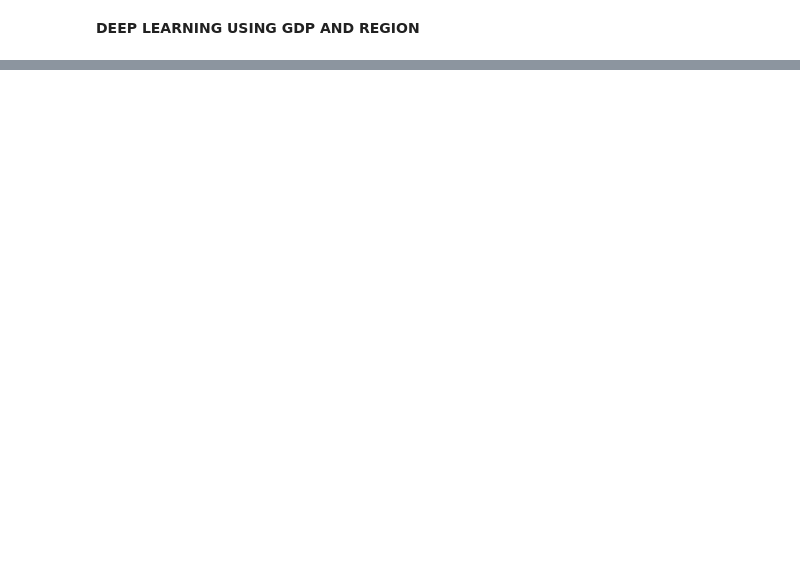
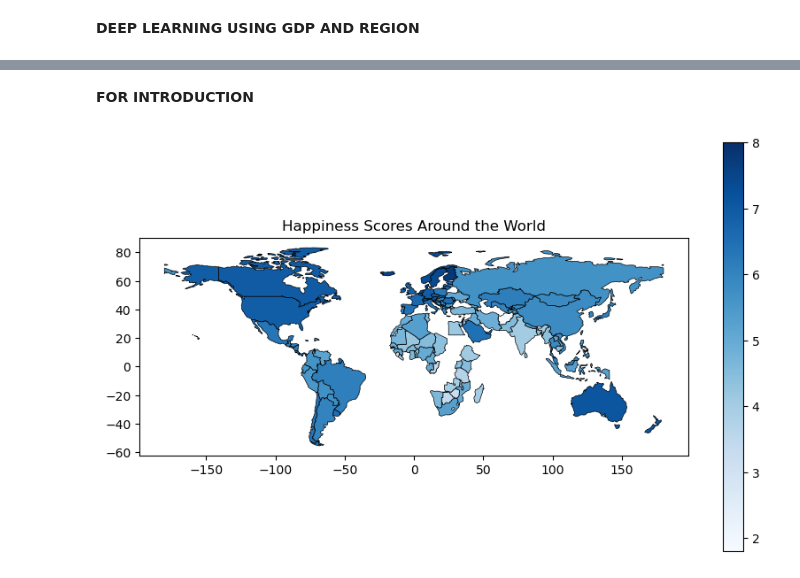
Before and after one commit to yilongsong/economy-happiness, a Jupyter notebook: analyzer.ipynb, the cells around one changed output, grey strips where cells are left out. Drawn from its saved outputs; the diff is of its cells as text; code cells hidden in the pictures; blank space fills up the shorter version.

```diff
--- a/analyzer.ipynb
+++ b/analyzer.ipynb
@@ -389,0 +604,2 @@ show(p)
+# %% [markdown]
+**FOR INTRODUCTION**
@@ -389,0 +609,36 @@ show(p)
+# %%
+def string_similarity(s1, s2):
+    char_set = set(s1 + s2)
+    common_count = 0
+    for char in char_set:
+        if char in s1 and char in s2:
+            common_count += 1
+
+    return common_count / len(char_set)
+# %%
+world = gpd.read_file(gpd.datasets.get_path('naturalearth_lowres'))
+
+# Fill in countries with different names into the dataframe
+countries_to_fill = list(set(dataframe['Country name'])-set(world['name']))
+target_countries = list(set(world['name'])-set(dataframe['Country name']))
+dataframe_copy = dataframe.copy()
+
+for country in countries_to_fill:
+    for target in target_countries:
+        if country in target or target in country or string_similarity(country, target) > 0.7:
+            for i in range(len(dataframe_copy)):
+                if dataframe_copy['Country name'][i] == country:
+                    dataframe_copy.loc[i, 'Country name'] = target
+
+# Merge the data with the world map based on a common country column
+merged_data = world.merge(dataframe_copy[['Country name', 'Ladder score']], left_on='name', right_on='Country name')
+# %%
+# Set the plot parameters and plot the map
+
+fig, ax = plt.subplots(figsize=(10, 6))
+ax.set_aspect('equal')
+merged_data.plot(column='Ladder score', cmap='Blues', linewidth=0.5, ax=ax, edgecolor='black', vmin=1.8, vmax=8,legend=True)
+plt.title('Happiness Scores Around the World')
+plt.show()
+# %% [output]
+[figure, added]
```
Also changed, not shown: parts of 34 cells of this notebook, 11 other files.
